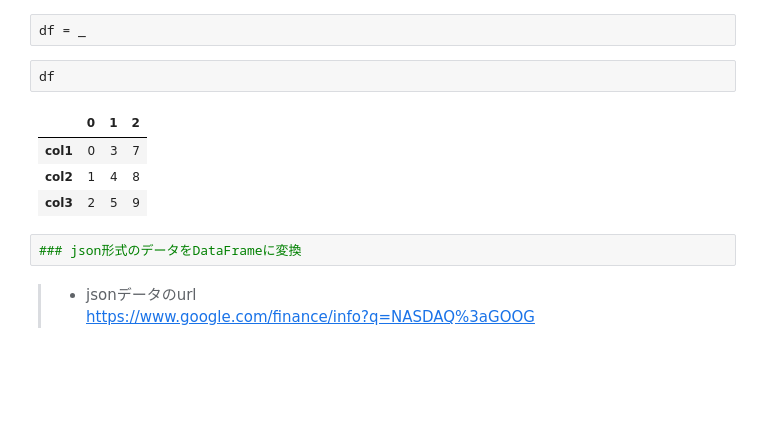
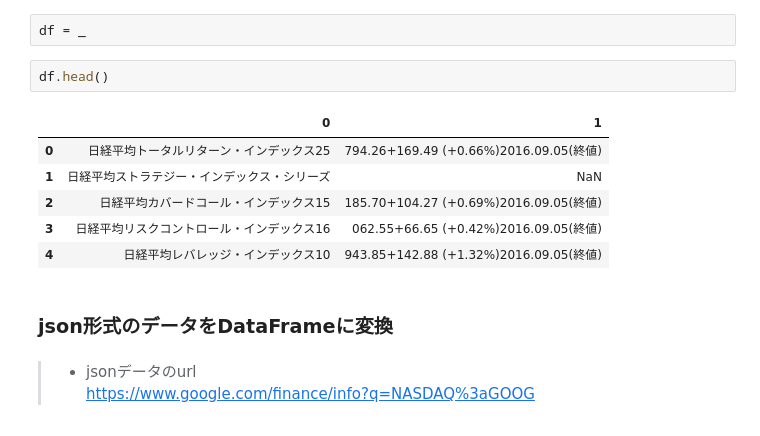
Before and after one commit to drillan/pyconjp2016, a Jupyter notebook: Case3-1.ipynb, the cells around one changed output. Drawn from its saved outputs; the diff is of its cells as text; blank space fills up the shorter version.

```diff
--- a/Case3-1.ipynb
+++ b/Case3-1.ipynb
@@ -79,14 +70,16 @@ _ に直前の結果が格納されている
 # %%
 df = _
 # %%
-df
+df.head()
 # %% [output]
-|  | 0 | 1 | 2 |
-| col1 | 0 | 3 | 7 |
-| col2 | 1 | 4 | 8 |
-| col3 | 2 | 5 | 9 |
+|  | 0 | 1 |
+| 0 | 日経平均トータルリターン・インデックス25 | 794.26+169.49 (+0.66%)2016.09.05(終値) |
+| 1 | 日経平均ストラテジー・インデックス・シリーズ | NaN |
+| 2 | 日経平均カバードコール・インデックス15 | 185.70+104.27 (+0.69%)2016.09.05(終値) |
+| 3 | 日経平均リスクコントロール・インデックス16 | 062.55+66.65 (+0.42%)2016.09.05(終値) |
+| 4 | 日経平均レバレッジ・インデックス10 | 943.85+142.88 (+1.32%)2016.09.05(終値) |
-# %%
-### json形式のデータをDataFrameに変換
+# %% [markdown]
+### json形式のデータをDataFrameに変換
 # %% [markdown]
 > * jsonデータのurl
 > https://www.google.com/finance/info?q=NASDAQ%3aGOOG
```
Also changed, not shown: parts of 13 cells of this notebook, 11 other files.
